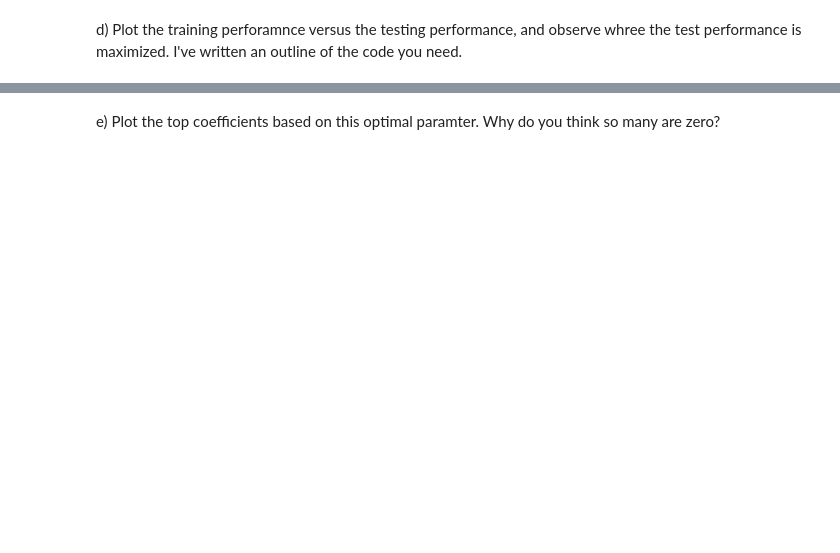
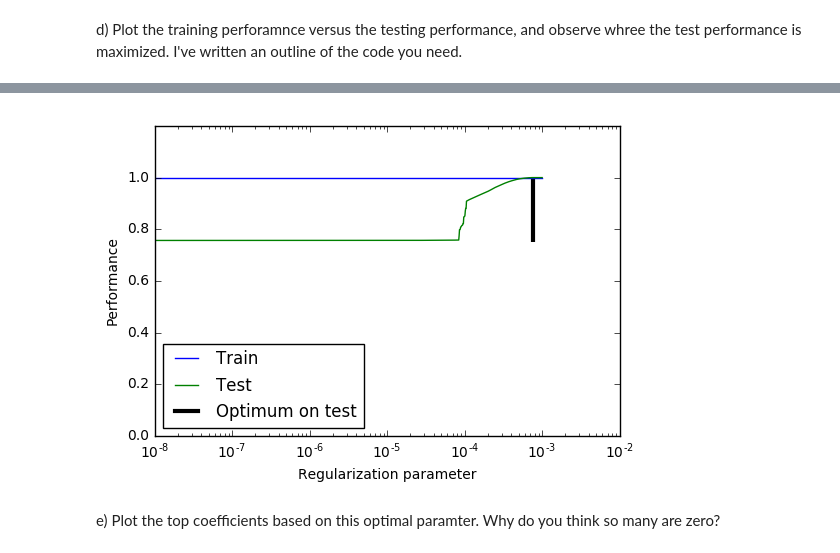
Before and after one commit to Columbia-Intro-Data-Science/python-introduction-LingxiangYu, a Jupyter notebook: LY2305_HW2.ipynb, the cells around one changed output, grey strips where cells are left out. Cells and saved outputs as stored; diff of their text form; code cells hidden in the pictures; blank space fills up the shorter version.

```diff
--- a/LY2305_HW2.ipynb
+++ b/LY2305_HW2.ipynb
@@ -120,2 +105,29 @@ The optimazed alpha is  0.000767158117678
+# %%
+train_error = []
+test_error = []
+
+for alpha in alphas:
+    regr1 = Lasso(alpha=alpha)
+    regr1.fit(X_train, y_train)
+    train_error.append(regr1.score(X_train, y_train))
+    test_error.append(regr1.score(X_test, y_test))
+
+best_alpha2_index = np.argmax(test_error)
+best_alpha2 = alphas[best_alpha2_index]
+
+#plt.subplot(2, 1, 1)
+
+plt.semilogx(alphas, train_error, label='Train')
+plt.semilogx(alphas, test_error, label='Test')
+plt.vlines(best_alpha2, plt.ylim()[0], np.max(test_error), color='k',linewidth=3, label='Optimum on test')
+plt.legend(loc='lower left')
+plt.ylim([0, 1.2])
+plt.xlim([10^-9,0.01])
+plt.xlabel('Regularization parameter')
+plt.ylabel('Performance')
+
+plt.show()
+# %% [output]
+[figure, added]
 # %% [markdown]
 e) Plot the top coefficients based on this optimal paramter. Why do you think so many are zero?
```
Also changed, not shown: parts of 10 cells of this notebook.
